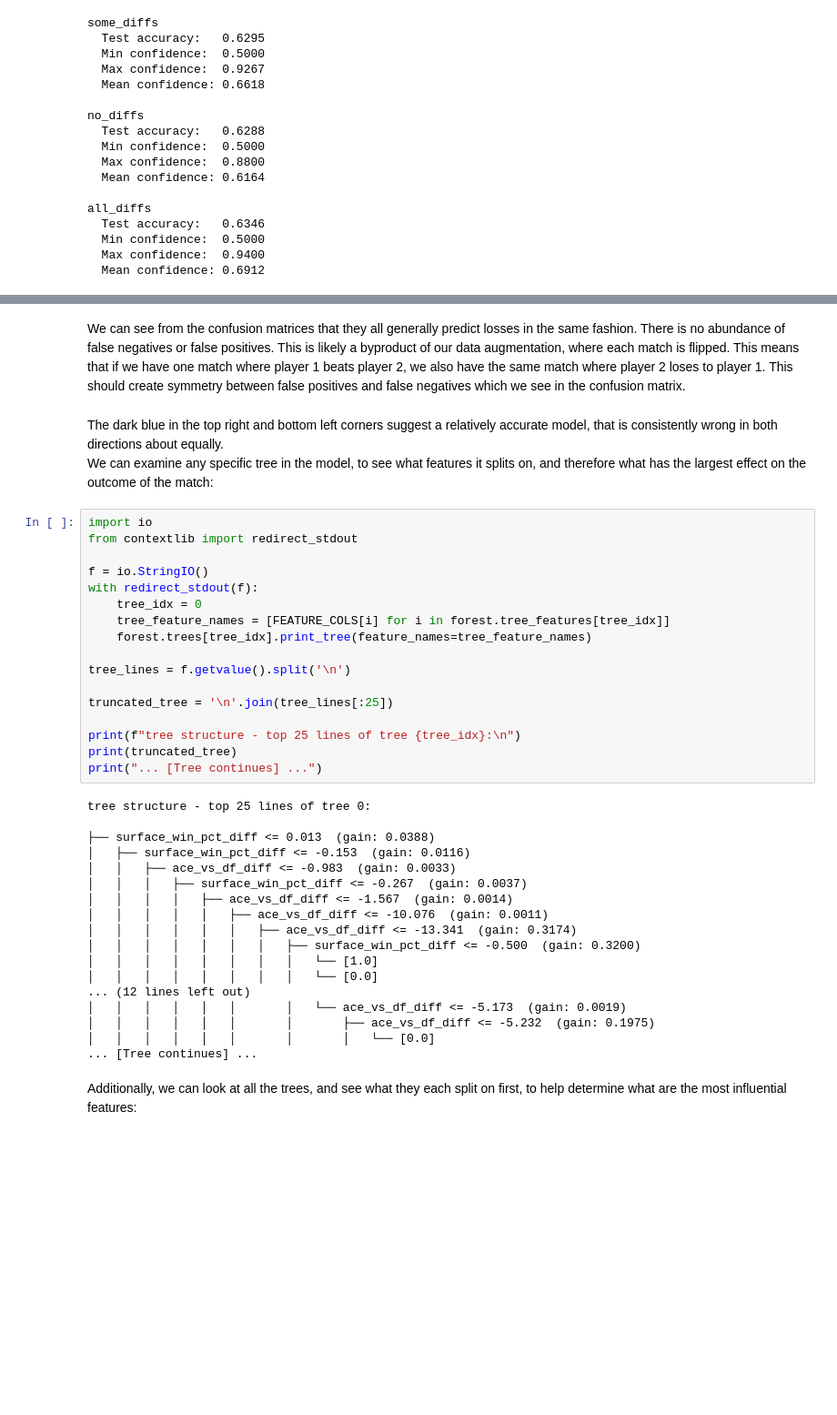
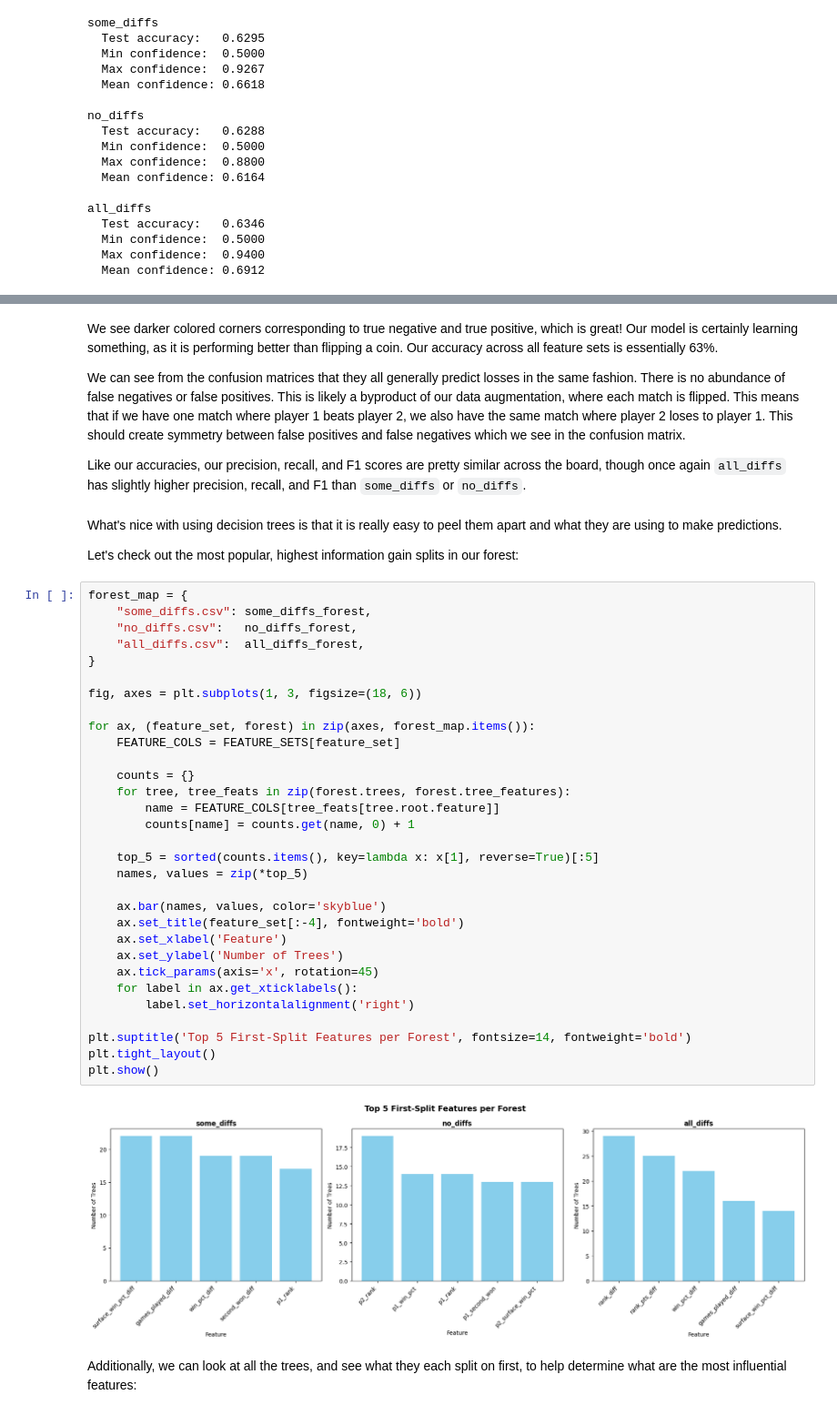
Before and after one commit to CamBitter/RallyRF, a Jupyter notebook: report.ipynb, the cells around one changed output, grey strips where cells are left out. Shown at 91% size. Saved outputs shown, nothing was run; the diff lists cells and outputs as text; blank space fills up the shorter version.

```diff
--- a/report.ipynb
+++ b/report.ipynb
@@ -745,43 +747,46 @@ plt.show()
 # %% [markdown]
+We see darker colored corners corresponding to true negative and true positive, which is great! Our model is certainly learning something, as it is performing better than flipping a coin. Our accuracy across all feature sets is essentially 63%.
+
 We can see from the confusion matrices that they all generally predict losses in the same fashion. There is no abundance of false negatives or false positives. This is likely a byproduct of our data augmentation, where each match is flipped. This means that if we have one match where player 1 beats player 2, we also have the same match where player 2 loses to player 1. This should create symmetry between false positives and false negatives which we see in the confusion matrix.
+
+Like our accuracies, our precision, recall, and F1 scores are pretty similar across the board, though once again `all_diffs` has slightly higher precision, recall, and F1 than `some_diffs` or `no_diffs`.
 # %% [markdown]
-The dark blue in the top right and bottom left corners suggest a relatively accurate model, that is consistently wrong in both directions about equally.
-We can examine any specific tree in the model, to see what features it splits on, and therefore what has the largest effect on the outcome of the match:
+What's nice with using decision trees is that it is really easy to peel them apart and what they are using to make predictions.
+
+Let's check out the most popular, highest information gain splits in our forest:
 # %%
-import io
-from contextlib import redirect_stdout
+forest_map = {
+    "some_diffs.csv": some_diffs_forest,
+    "no_diffs.csv":   no_diffs_forest,
+    "all_diffs.csv":  all_diffs_forest,
+}
 
-f = io.StringIO()
-with redirect_stdout(f):
-    tree_idx = 0
-    tree_feature_names = [FEATURE_COLS[i] for i in forest.tree_features[tree_idx]]
-    forest.trees[tree_idx].print_tree(feature_names=tree_feature_names)
+fig, axes = plt.subplots(1, 3, figsize=(18, 6))
 
-tree_lines = f.getvalue().split('\n')
+for ax, (feature_set, forest) in zip(axes, forest_map.items()):
+    FEATURE_COLS = FEATURE_SETS[feature_set]
 
-truncated_tree = '\n'.join(tree_lines[:25])
+    counts = {}
+    for tree, tree_feats in zip(forest.trees, forest.tree_features):
+        name = FEATURE_COLS[tree_feats[tree.root.feature]]
+        counts[name] = counts.get(name, 0) + 1
 
-print(f"tree structure - top 25 lines of tree {tree_idx}:\n")
-print(truncated_tree)
-print("... [Tree continues] ...")
+    top_5 = sorted(counts.items(), key=lambda x: x[1], reverse=True)[:5]
+    names, values = zip(*top_5)
+
+    ax.bar(names, values, color='skyblue')
+    ax.set_title(feature_set[:-4], fontweight='bold')
+    ax.set_xlabel('Feature')
+    ax.set_ylabel('Number of Trees')
+    ax.tick_params(axis='x', rotation=45)
+    for label in ax.get_xticklabels():
+        label.set_horizontalalignment('right')
+
+plt.suptitle('Top 5 First-Split Features per Forest', fontsize=14, fontweight='bold')
+plt.tight_layout()
+plt.show()
 # %% [output]
-tree structure - top 25 lines of tree 0:
-
-├── surface_win_pct_diff <= 0.013  (gain: 0.0388)
-│   ├── surface_win_pct_diff <= -0.153  (gain: 0.0116)
-│   │   ├── ace_vs_df_diff <= -0.983  (gain: 0.0033)
-│   │   │   ├── surface_win_pct_diff <= -0.267  (gain: 0.0037)
-│   │   │   │   ├── ace_vs_df_diff <= -1.567  (gain: 0.0014)
-│   │   │   │   │   ├── ace_vs_df_diff <= -10.076  (gain: 0.0011)
-│   │   │   │   │   │   ├── ace_vs_df_diff <= -13.341  (gain: 0.3174)
-│   │   │   │   │   │   │   ├── surface_win_pct_diff <= -0.500  (gain: 0.3200)
-│   │   │   │   │   │   │   │   └── [1.0]
-│   │   │   │   │   │   │   │   └── [0.0]
-... (12 lines left out)
-│   │   │   │   │   │       │   └── ace_vs_df_diff <= -5.173  (gain: 0.0019)
-│   │   │   │   │   │       │       ├── ace_vs_df_diff <= -5.232  (gain: 0.1975)
-│   │   │   │   │   │       │       │   └── [0.0]
-... [Tree continues] ...
+[figure, added]
 # %% [markdown]
 Additionally, we can look at all the trees, and see what they each split on first, to help determine what are the most influential features:
 # %%
```
Also changed, not shown: parts of 2 cells of this notebook.
